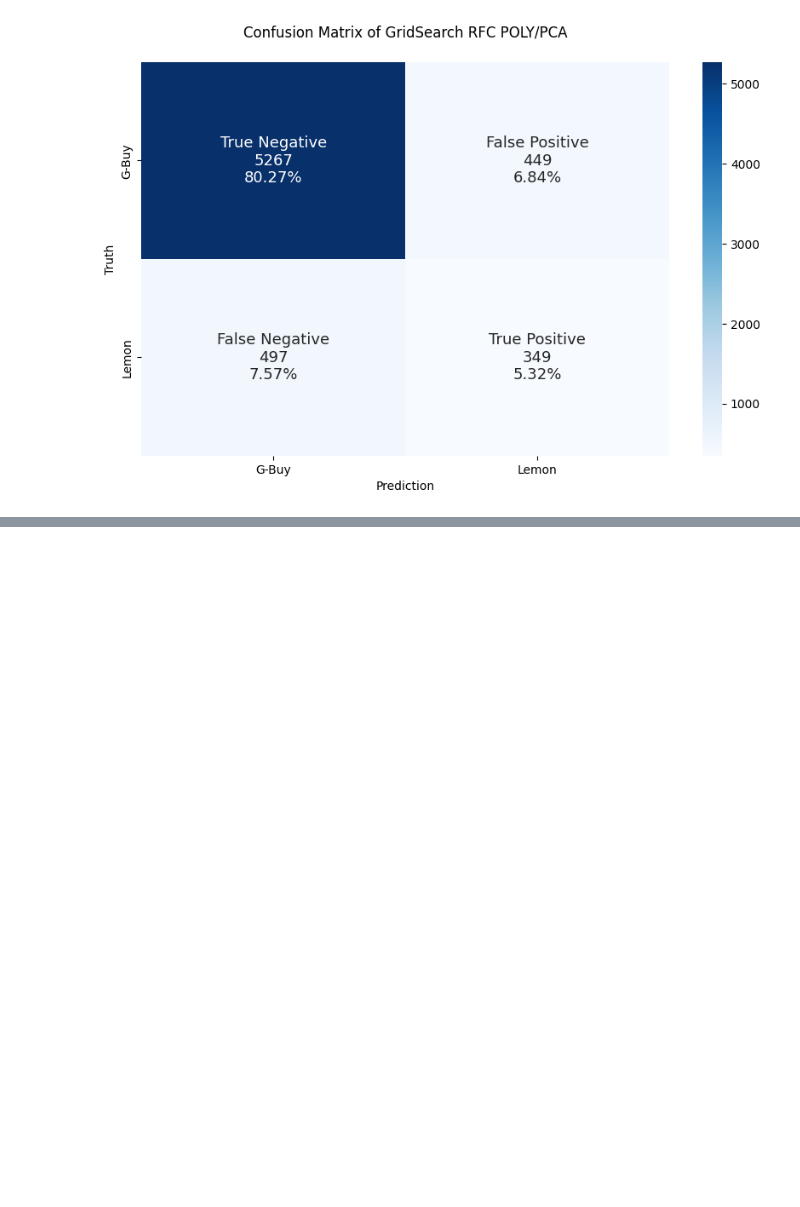
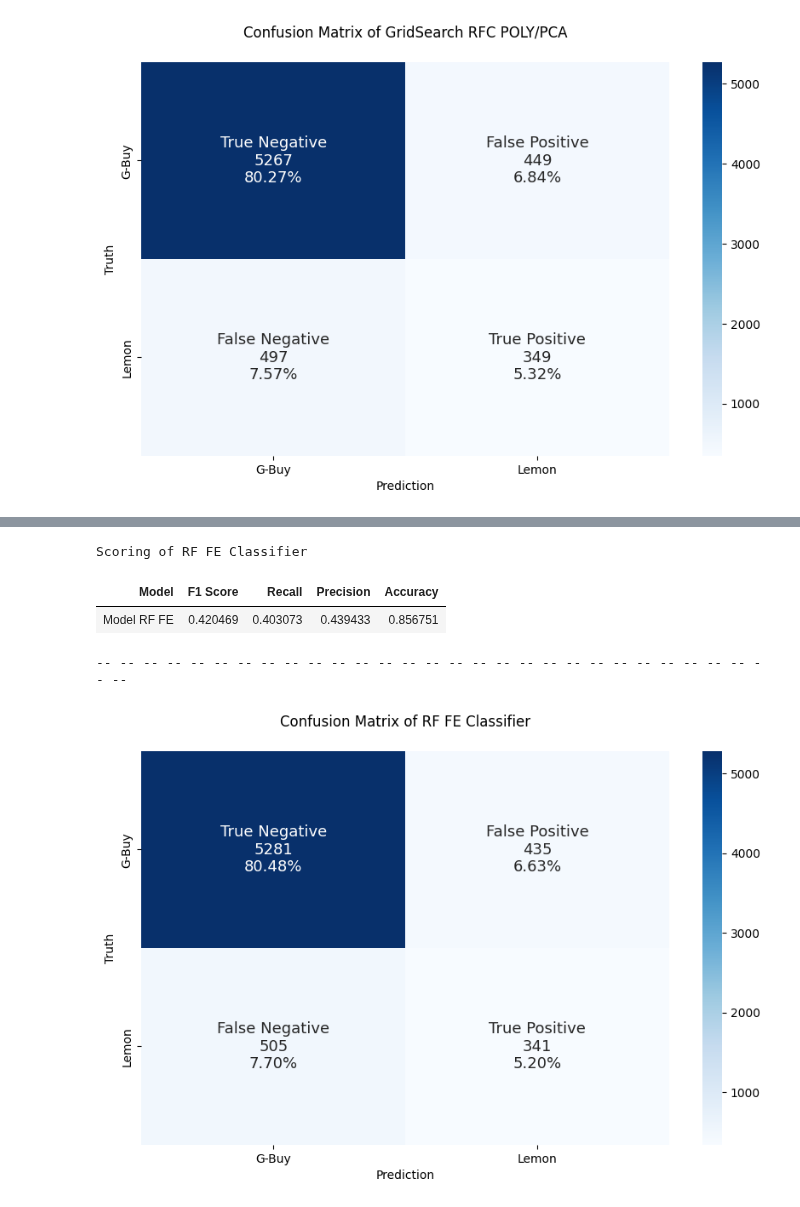
Before and after one commit to Joe-ElM/Used-Cars-Sales, a Jupyter notebook: Notebooks/DT & RF Model.ipynb, the cells around one changed output, grey strips where cells are left out. Drawn from its saved outputs; the diff is of its cells as text; code cells hidden in the pictures; blank space fills up the shorter version.

```diff
--- a/Notebooks/DT & RF Model.ipynb
+++ b/Notebooks/DT & RF Model.ipynb
@@ -520,0 +598,24 @@ pickle.dump(optimised_rfc_poly_pca_grid, open(directory_path + "\\" + filename,
+# %%
+num_pipeline     = Pipeline([('poly'  , PolynomialFeatures(degree=2)),
+                             ('scaler', StandardScaler()),
+                             ('pca'   , PCA(n_components=.99))
+                            ])
+
+preprocessor     = ColumnTransformer([
+                                      ('num', num_pipeline, num_cols),
+                                      ('cat', OneHotEncoder(handle_unknown='ignore'), cat_cols_FE)
+                                     ])
+
+rfc              = RandomForestClassifier(class_weight      = 'balanced',
+                                          random_state      = 442,  #442
+                                          n_estimators      = 88,
+                                          max_depth         = 36,
+                                          min_samples_leaf  = 2,    # 3 better recall
+                                          min_samples_split = 10
+                                          )
+
+pipeline_rfc_poly_pca_EF = Pipeline([('preprocessor', preprocessor),
+                                     ('rfClassifier', rfc)
+                                     ])
+# %%
+pipeline_rfc_poly_pca_EF.fit(X_train_copy, y_train)
@@ -520,0 +640,27 @@ pickle.dump(optimised_rfc_poly_pca_grid, open(directory_path + "\\" + filename,
+# %%
+
+pred_rfc_FE         = pipeline_rfc_poly_pca_EF.predict(X_test_copy)
+f1_rfc_FE           = f1_score(y_test, pred_rfc_FE)
+recall_rfc_FE       = recall_score(y_test, pred_rfc_FE)
+precision_rfc_FE    = precision_score(y_test, pred_rfc_FE)
+accuracy_rfc_FE     = accuracy_score(y_test, pred_rfc_FE)
+
+grid_DT_metrics = pd.DataFrame({
+                                'Model'    : ['Model RF FE'],
+                                'F1 Score' : [f1_rfc_FE],
+                                'Recall'   : [recall_rfc_FE],
+                                'Precision': [precision_rfc_FE],
+                                'Accuracy' : [accuracy_rfc_FE]
+                              })
+# %%
+print('Scoring of RF FE Classifier')
+# -- -- -- -- -- -- -- -- -- -- -- -- -- -- -- --
+display(grid_DT_metrics.style.hide())
+print('-- '*30)
+Confusion_Matrix_Func(y_test, pred_rfc_FE, 'RF FE Classifier')
+# %% [output]
+Scoring of RF FE Classifier
+| Model | F1 Score | Recall | Precision | Accuracy |
+| Model RF FE | 0.420469 | 0.403073 | 0.439433 | 0.856751 |
+-- -- -- -- -- -- -- -- -- -- -- -- -- -- -- -- -- -- -- -- -- -- -- -- -- -- -- -- -- --
+[figure, added]
```
Also changed, not shown: parts of 17 cells of this notebook, 1 other file.
